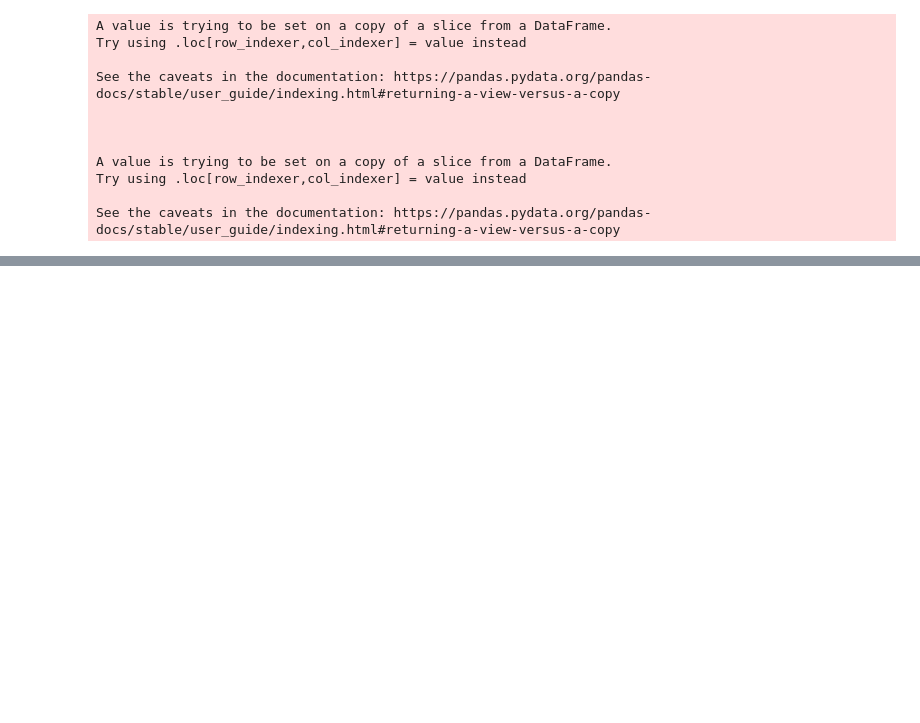
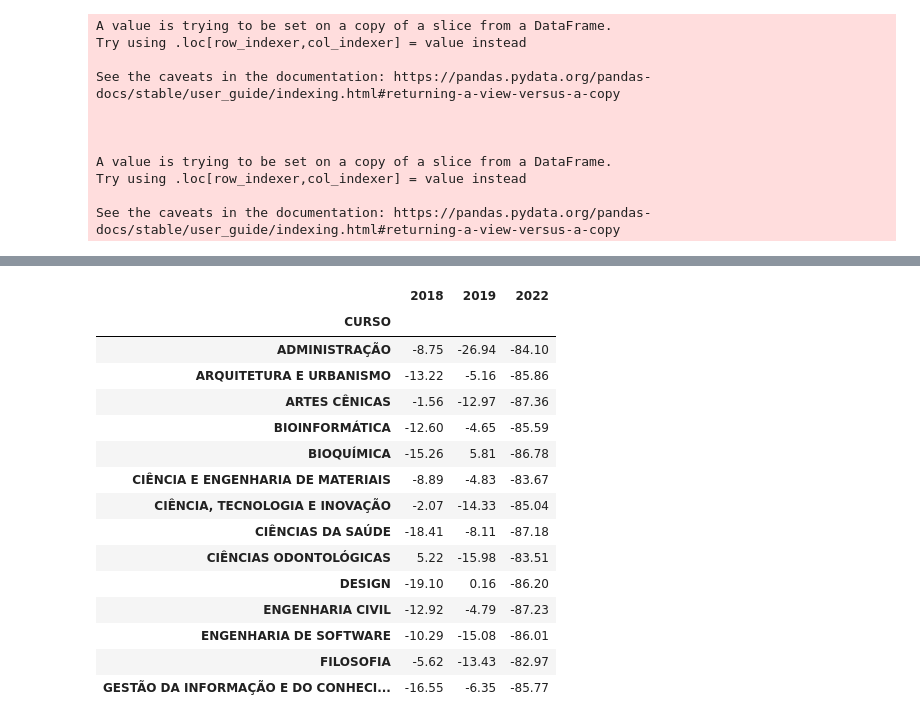
Before and after one commit to Vinicius-Vidal-Silva/python-data-analysis-biblioteca, a Jupyter notebook: main.ipynb, the cells around one changed output, grey strips where cells are left out. Drawn from its saved outputs; the diff is of its cells as text; code cells hidden in the pictures; blank space fills up the shorter version.

```diff
--- a/main.ipynb
+++ b/main.ipynb
@@ -611,0 +693,37 @@ display(usuarios_com_data_2015_2020_agrupada_pivot_mec)
+# %%
+previsao_2022.index = dados_usuarios_pos_completo_desde_2017_agrupado_pivotado.index
+dados_usuarios_pos_completo_desde_2017_agrupado_pivotado['2022'] = previsao_2022.iloc[:,1]
+# %%
+dados_usuarios_pos_completo_desde_2017_agrupado_pivotado['2022'] = dados_usuarios_pos_completo_desde_2017_agrupado_pivotado['2022'].astype('int')
+lista_anos = dados_usuarios_pos_completo_desde_2017_agrupado_pivotado.columns.unique().tolist()
+for indice in range(len(lista_anos)):
+    lista_anos[indice] = int(lista_anos[indice])
+# %%
+def diferenca_percentual_ano_anterior(x,y):
+  return round(((x / y * 100) - 100),2)
+# %%
+percentual_2018 = diferenca_percentual_ano_anterior(dados_usuarios_pos_completo_desde_2017_agrupado_pivotado.iloc[:,1],dados_usuarios_pos_completo_desde_2017_agrupado_pivotado.iloc[:,0])
+percentual_2019 = diferenca_percentual_ano_anterior(dados_usuarios_pos_completo_desde_2017_agrupado_pivotado.iloc[:,2],dados_usuarios_pos_completo_desde_2017_agrupado_pivotado.iloc[:,1])
+percentual_2022 = diferenca_percentual_ano_anterior(dados_usuarios_pos_completo_desde_2017_agrupado_pivotado.iloc[:,3],dados_usuarios_pos_completo_desde_2017_agrupado_pivotado.iloc[:,2])
+# %%
+percentual = pd.DataFrame({'2018':percentual_2018,
+                           '2019':percentual_2019,
+                           '2022':percentual_2022})
+percentual
+# %% [output]
+|  | 2018 | 2019 | 2022 |
+| CURSO |  |  |  |
+| ADMINISTRAÇÃO | -8.75 | -26.94 | -84.10 |
+| ARQUITETURA E URBANISMO | -13.22 | -5.16 | -85.86 |
+| ARTES CÊNICAS | -1.56 | -12.97 | -87.36 |
+| BIOINFORMÁTICA | -12.60 | -4.65 | -85.59 |
+| BIOQUÍMICA | -15.26 | 5.81 | -86.78 |
+| CIÊNCIA E ENGENHARIA DE MATERIAIS | -8.89 | -4.83 | -83.67 |
+| CIÊNCIA, TECNOLOGIA E INOVAÇÃO | -2.07 | -14.33 | -85.04 |
+| CIÊNCIAS DA SAÚDE | -18.41 | -8.11 | -87.18 |
+| CIÊNCIAS ODONTOLÓGICAS | 5.22 | -15.98 | -83.51 |
+| DESIGN | -19.10 | 0.16 | -86.20 |
+| ENGENHARIA CIVIL | -12.92 | -4.79 | -87.23 |
+| ENGENHARIA DE SOFTWARE | -10.29 | -15.08 | -86.01 |
+| FILOSOFIA | -5.62 | -13.43 | -82.97 |
+| GESTÃO DA INFORMAÇÃO E DO CONHECI... | -16.55 | -6.35 | -85.77 |
```
Also changed, not shown: parts of 12 cells of this notebook, 1 other file.
